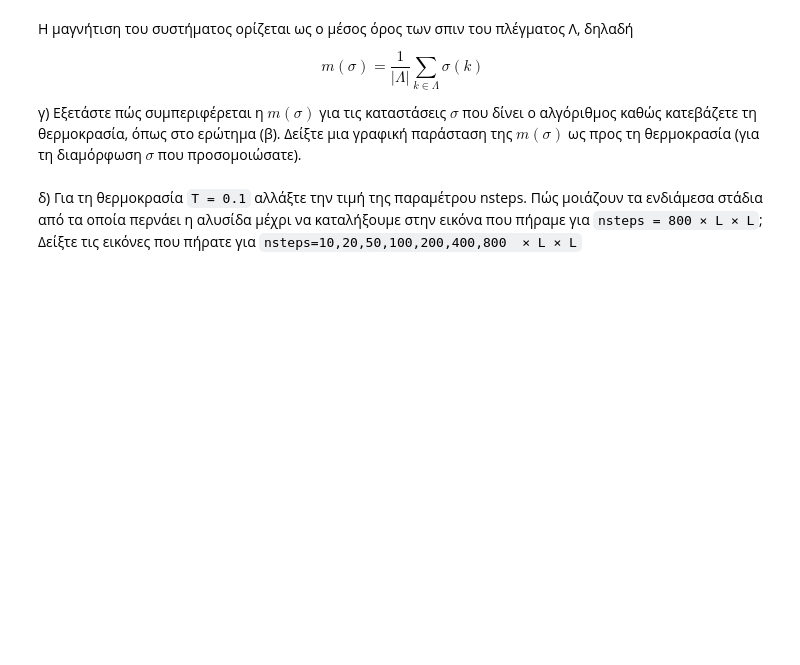
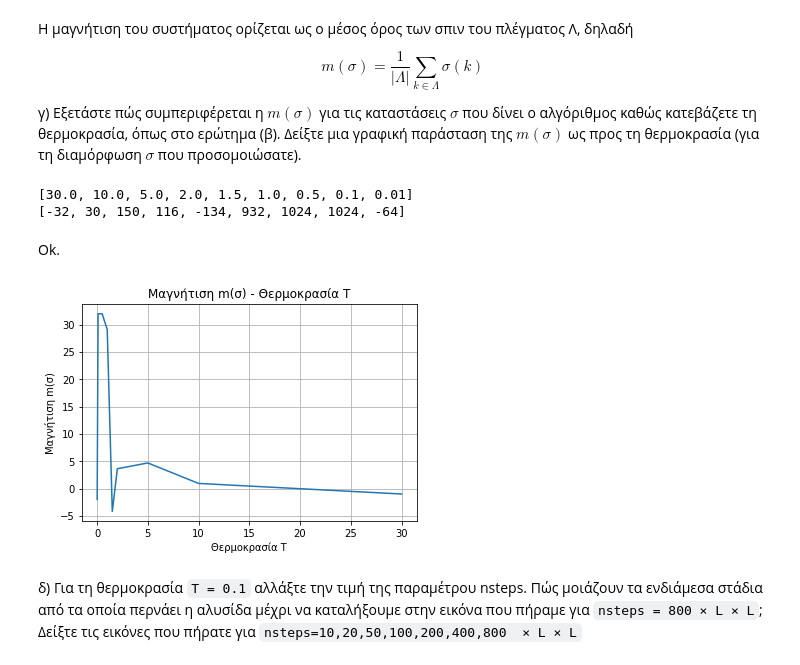
Before and after one commit to yannnisgeo/NTUA_Stochastic_Processes, a Jupyter notebook: My Solutions/IKGeorgakopoulos_03111512_Lab8.ipynb, the cells around one changed output. Saved outputs shown, nothing was run; the diff lists cells and outputs as text; code cells hidden in the pictures; blank space fills up the shorter version.

```diff
--- a/My Solutions/IKGeorgakopoulos_03111512_Lab8.ipynb
+++ b/My Solutions/IKGeorgakopoulos_03111512_Lab8.ipynb
@@ -255,6 +263,26 @@ $$ m(\sigma) = \frac{1}{|\Lambda|} \sum_{k \in \Lambda} \sigma(k) $$
 γ) Εξετάστε πώς συμπεριφέρεται η $m(\sigma)$ για τις καταστάσεις $\sigma$
 που δίνει ο αλγόριθμος καθώς κατεβάζετε τη θερμοκρασία, όπως στο ερώτημα (β).
 Δείξτε μια γραφική παράσταση της $m(\sigma)$ ως προς τη θερμοκρασία (για τη διαμόρφωση $\sigma$ που προσομοιώσατε).
+# %%
+print(Temp_l)
+print(spin_l)
+# %% [output]
+[30.0, 10.0, 5.0, 2.0, 1.5, 1.0, 0.5, 0.1, 0.01]
+[-32, 30, 150, 116, -134, 932, 1024, 1024, -64]
+# %% [markdown]
+Ok.
+# %%
+magnetization = [i/L for i in spin_l]
+
+plt.figure()
+plt.plot(Temp_l, magnetization)
+# Specify some extra attributes
+plt.xlabel('Θερμοκρασία T')
+plt.ylabel('Μαγνήτιση m(σ)')
+plt.title('Μαγνήτιση m(σ) - Θερμοκρασία T')
+plt.grid(True)
+# %% [output]
+[figure, added]
 # %% [markdown]
 δ) Για τη θερμοκρασία `T = 0.1` αλλάξτε την τιμή της παραμέτρου nsteps. Πώς μοιάζουν τα ενδιάμεσα στάδια από τα οποία περνάει η αλυσίδα μέχρι να καταλήξουμε στην εικόνα που πήραμε για `nsteps = 800 × L × L`; Δείξτε τις εικόνες που πήρατε για
 `nsteps=10,20,50,100,200,400,800  × L × L`
```
Also changed, not shown: parts of 8 cells of this notebook.
